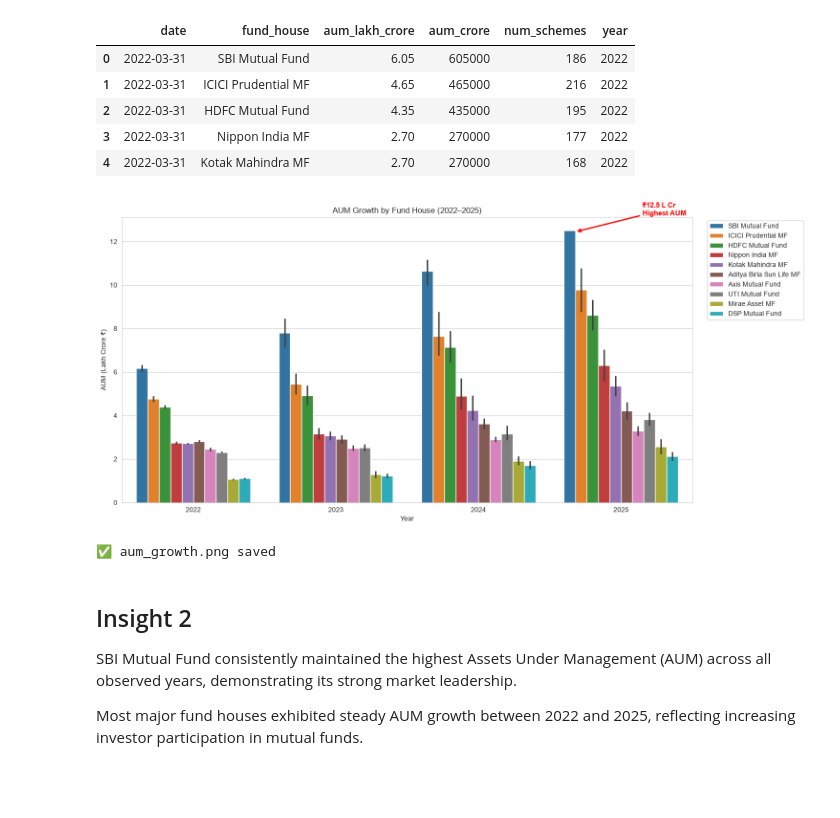
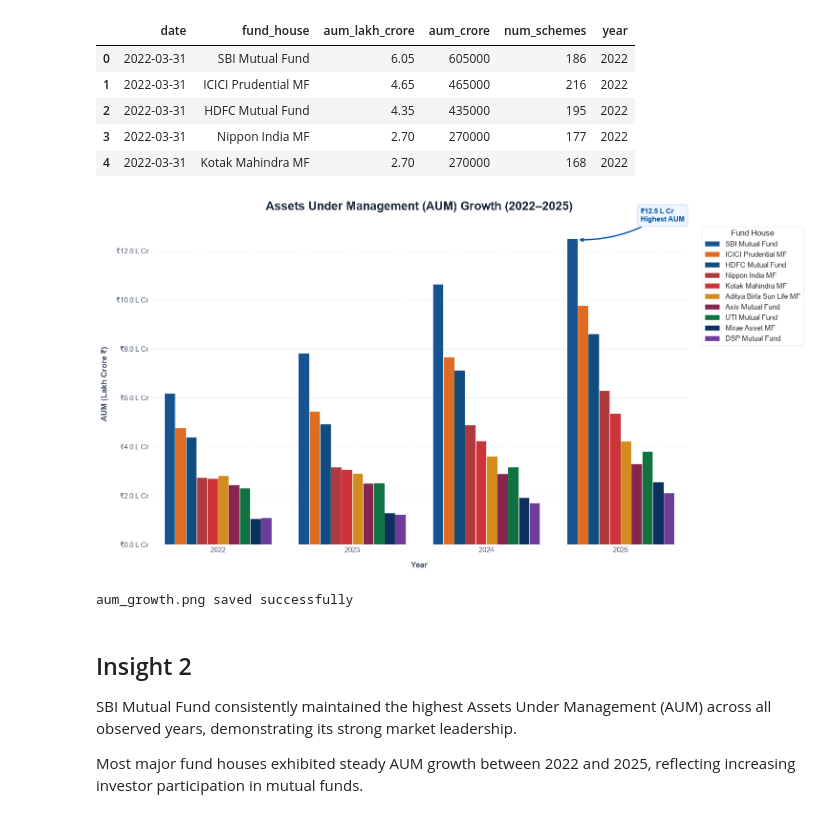
Before and after one commit to krishnavasnani07/fundsight-mutual-fund-analytics, a Jupyter notebook: notebooks/EDA_Analysis.ipynb, the cells around one changed output. Cells and saved outputs as stored; diff of their text form; code cells hidden in the pictures; blank space fills up the shorter version.

```diff
--- a/notebooks/EDA_Analysis.ipynb
+++ b/notebooks/EDA_Analysis.ipynb
@@ -305,52 +349,90 @@ display(aum_df.head())
 # %%
 import seaborn as sns
 import matplotlib.pyplot as plt
 
-plt.figure(figsize=(15,7))
+# Custom premium styling
+plt.style.use("seaborn-v0_8-whitegrid")
+fig, ax = plt.subplots(figsize=(15, 8), facecolor="white")
+ax.set_facecolor("white")
 
+# Define premium brand colors for the fund houses
+brand_palette = {
+    "SBI Mutual Fund": "#0054A6",          # SBI Blue
+    "ICICI Prudential MF": "#FF6600",      # ICICI Orange
+    "HDFC Mutual Fund": "#004C8F",         # HDFC Blue
+    "Nippon India MF": "#C1272D",          # Nippon Red
+    "Kotak Mahindra MF": "#E61A22",        # Kotak Red
+    "Aditya Birla Sun Life MF": "#F39200", # ABSL Gold/Yellow
+    "Axis Mutual Fund": "#97144D",         # Axis Burgundy
+    "UTI Mutual Fund": "#008240",          # UTI Green
+    "Mirae Asset MF": "#002F6C",           # Mirae Navy
+    "DSP Mutual Fund": "#6F2DA8"           # DSP Purple
+}
+
+# Plot
 sns.barplot(
     data=aum_df,
     x="year",
     y="aum_lakh_crore",
-    hue="fund_house"
+    hue="fund_house",
+    palette=brand_palette,
+    errorbar=None,
+    ax=ax,
+    edgecolor="white",
+    linewidth=0.5
 )
 
-plt.title("AUM Growth by Fund House (2022–2025)")
-plt.xlabel("Year")
-plt.ylabel("AUM (Lakh Crore ₹)")
+# Custom title and labels
+ax.set_title("Assets Under Management (AUM) Growth (2022–2025)", fontsize=18, fontweight="bold", pad=20, color="#1e293b")
+ax.set_xlabel("Year", fontsize=12, fontweight="bold", labelpad=12, color="#475569")
+ax.set_ylabel("AUM (Lakh Crore ₹)", fontsize=12, fontweight="bold", labelpad=12, color="#475569")
 
-plt.xticks(rotation=0)
+# Format ticks and grid
+ax.yaxis.set_major_formatter(plt.FuncFormatter(lambda x, p: f"₹{x:.1f} L Cr"))
+ax.tick_params(colors="#475569", labelsize=11)
+ax.grid(axis='y', linestyle='--', alpha=0.5, color='#cbd5e1')
+ax.set_axisbelow(True)
 
+# Remove outer spines for minimalist aesthetic
+sns.despine(ax=ax, left=True, bottom=True)
+
+# Custom legend styling
 plt.legend(
-    bbox_to_anchor=(1.02,1),
-    loc="upper left"
+    bbox_to_anchor=(1.02, 1),
+    loc="upper left",
+    frameon=True,
+    facecolor="white",
+    edgecolor="#e2e8f0",
+    title="Fund House",
+    title_fontsize="12",
+    fontsize="11"
 )
 
-# Highlight SBI Mutual Fund (2025)
-
-plt.annotate(
+# Annotation for SBI Mutual Fund in 2025
+ax.annotate(
     "₹12.5 L Cr\nHighest AUM",
     xy=(2.68, 12.45),          # 2025 SBI bar
-    xytext=(3.15, 13.2),    # position of text
+    xytext=(3.15, 13.2),       # position of text
     arrowprops=dict(
         arrowstyle="->",
-        color="red",
+        connectionstyle="arc3,rad=-0.15",
+        color="#0054A6",
         lw=2
     ),
     fontsize=11,
-    color="red",
-    weight="bold"
+    color="#0054A6",
+    weight="bold",
+    bbox=dict(boxstyle="round,pad=0.4", fc="#eff6ff", ec="#bfdbfe", lw=1)
 )
+
 plt.tight_layout()
 
-plt.savefig(CHARTS_DIR/"aum_growth.png",dpi=300)
-
+plt.savefig(CHARTS_DIR/"aum_growth.png", dpi=300)
 plt.show()
-
-print("✅ aum_growth.png saved")
+print("aum_growth.png saved successfully")
 # %% [output]
-[figure, old version]
+[figure, new version]
-✅ aum_growth.png saved
+aum_growth.png saved successfully
 # %% [markdown]
 ## Insight 2
 
```
Also changed, not shown: parts of 11 cells of this notebook, 25 other files.
